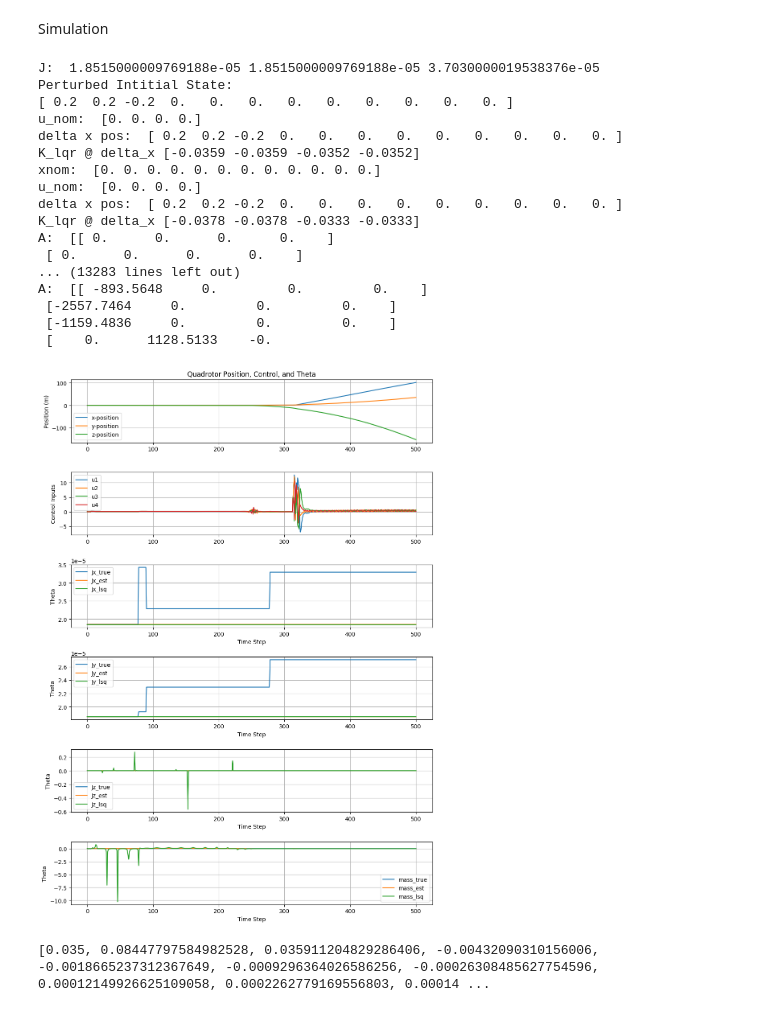
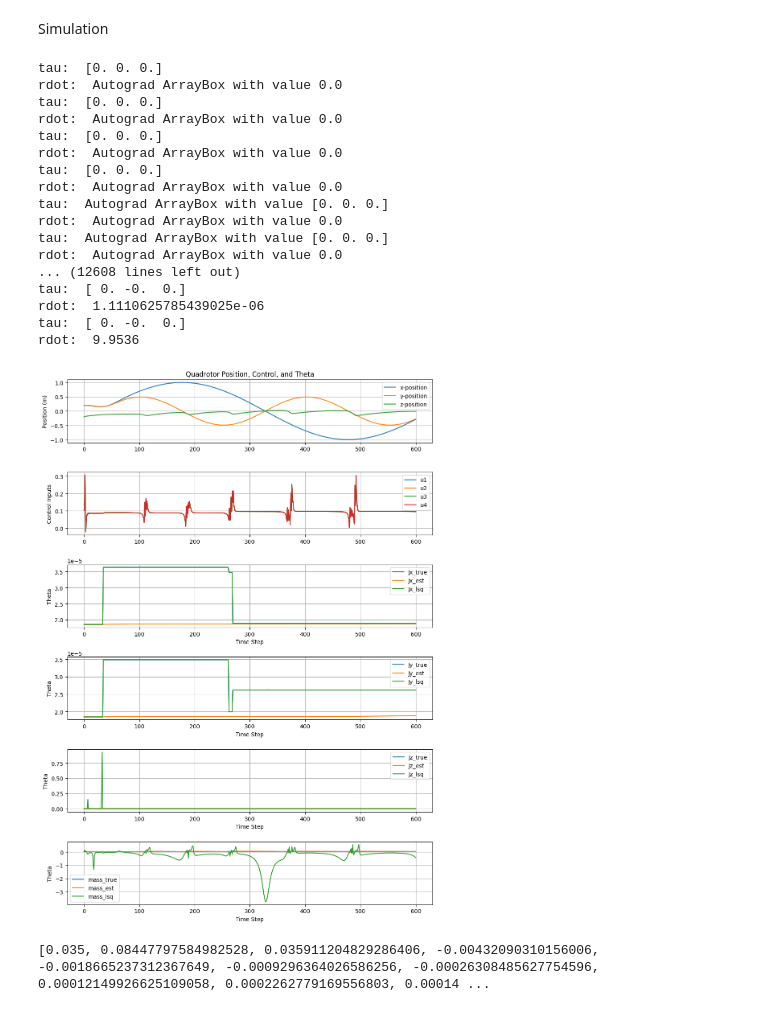
Before and after one commit to ChrisSha0104/Online-Parameter-Estimation-Using-the-Kaczmarz-Method, a Jupyter notebook: python/ne_quadrotor.ipynb, the cells around one changed output. Drawn from its saved outputs; the diff is of its cells as text; code cells hidden in the pictures.

Commit message:
odified quadrotor pipeline

```diff
--- a/python/ne_quadrotor.ipynb
+++ b/python/ne_quadrotor.ipynb
@@ -71,22 +71,30 @@ class Quadrotor():
         u_,v,w = x[3:6]        # Velocity
         phi,theta,psi = x[6:9]   # Euler angles: [phi, theta, psi]
         p,q,r = x[9:12]   # Angular velocity
-        F = Ff+Fr+Fb+Fl
+        F = (Ff+Fr+Fb+Fl)
         # The following matrix maps motor inputs to body torques.
         tau = np.array([self.el*(Fl-Fr),self.el*(Ff-Fb),(Fr+Fl-Ff-Fb)/self.thrustToTorque])
       #  print("F: ",F, "tau: ", tau)
         x_dot,y_dot,z_dot = u_,v,w
         phi_dot,theta_dot,psi_dot = p,q,r
 
-        u_dot = -np.cos(phi)*np.sin(theta)*F/mass
-        v_dot = np.sin(phi)*F/mass
+        # u_dot = -np.cos(phi)*np.sin(theta)*F/mass
+        # v_dot = np.sin(phi)*F/mass
         w_dot = -(self.g - np.cos(phi)*np.cos(theta)*F/mass)
 
-        p_dot = tau[0] / Jx#self.J[0][0]
-        q_dot = tau[1] / Jy#self.J[1][1]
-        r_dot = tau[2] / Jz#self.J[2][2]
-        # print("tau[2]: ", tau[2], "Jz: ", Jz)
-        # print("rdot: ", r_dot)
+        # p_dot = tau[0] / Jx#self.J[0][0]
+        # q_dot = tau[1] / Jy#self.J[1][1]
+        # r_dot = tau[2] / Jz#self.J[2][2]
+
+        u_dot =(v*r-w*q) +self.g*np.sin(theta)
+        v_dot = (w*p-u_*r) +self.g*np.cos(theta)*np.sin(phi)
+        # w_dot = (u_*q-v*p) -self.g*(np.sin(theta)*np.sin(phi)*F/mass)
+
+        p_dot = (Jy-Jz)/Jx *q*r +tau[0]/Jx
+        q_dot =  (Jz-Jx)/Jy *p*r + tau[1] / Jy#self.J[1][1]
+        r_dot = (Jx-Jy)/Jz *q*p + tau[2] / Jz#self.J[2][2]
+        print("tau: ", tau)
+        print("rdot: ", r_dot)
         return np.hstack([x_dot,y_dot,z_dot,u_dot,v_dot,w_dot,phi_dot,theta_dot,psi_dot,p_dot,q_dot,r_dot])
 
     def get_tau(self,u,el,thrustToTorque):
@@ -123,6 +131,8 @@ class Quadrotor():
         A = np.zeros((6, 4))
         b = np.zeros((6,1))
 
+        print("a3: ", a[2],"F: ", F[2])
+       # print("F: ", F)
         # 1) Translational
         A[0,:] = [ a[0], 0,    0,    0 ]
         A[1,:] = [ a[1], 0,    0,    0 ]
@@ -164,7 +174,7 @@ class Quadrotor():
     def get_hover_goals(self, mass, kt):
         # Hovering state and control input
         self.xg =  np.zeros(self.num_states)
-        self.uhover = (mass*self.g/4 )*np.ones(4)  # ~each motor thrust to compensate for gravity
+        self.uhover = (mass*self.g/4 )*np.ones(4) # ~each motor thrust to compensate for gravity
         # print("Hovering Initial State and Control")
         # print(self.xg, self.uhover)
 
@@ -2109,9 +2093,13 @@ estimator = OnlineParamEst()
 #     update_status="immediate_update",
 #     NSIM=500
 # )
+# x_all, u_all, theta_all= estimator.simulate_quadrotor_hover_with_Naive_MPC(
+#     update_status="immediate_update",
+#     NSIM=600
+# )
 x_all, u_all, theta_all, theta_hat_all,lsq_solns = estimator.simulate_quadrotor_tracking_with_RLS(
     update_status="immediate_update",
-    NSIM=500
+    NSIM=600
 )
 # x_all, u_all, theta_all = estimator.simulate_quadrotor_hover_with_Naive_MPC(
 #     update_status="immediate_update",
@@ -2198,52 +2186,52 @@ plt.xlabel("Time Step")
 plt.ylabel("Theta")
 plt.legend()
 plt.grid(True)
 
 plt.subplot(6,1,5)
 
 plt.plot(time, Jz, label='Jz_true')
 plt.plot(time, Jz_est, label='Jz_est')
 plt.plot(time, Jz_lsq, label='Jz_lsq')
 
 plt.xlabel("Time Step")
 plt.ylabel("Theta")
 plt.legend()
 plt.grid(True)
 
 plt.subplot(6,1,6)
 plt.plot(time, mass, label='mass_true')
 plt.plot(time, mass_est, label='mass_est')
-# plt.plot(time, mass_lsq, label='mass_lsq')
+plt.plot(time, mass_lsq, label='mass_lsq')
 
 
 
 plt.xlabel("Time Step")
 plt.ylabel("Theta")
 
 plt.legend()
 plt.grid(True)
 
 plt.tight_layout()
 plt.show()
 # %% [output]
-J:  1.8515000009769188e-05 1.8515000009769188e-05 3.7030000019538376e-05
-Perturbed Intitial State:
-[ 0.2  0.2 -0.2  0.   0.   0.   0.   0.   0.   0.   0.   0. ]
-u_nom:  [0. 0. 0. 0.]
-delta x pos:  [ 0.2  0.2 -0.2  0.   0.   0.   0.   0.   0.   0.   0.   0. ]
-K_lqr @ delta_x [-0.0359 -0.0359 -0.0352 -0.0352]
-xnom:  [0. 0. 0. 0. 0. 0. 0. 0. 0. 0. 0. 0.]
-u_nom:  [0. 0. 0. 0.]
-delta x pos:  [ 0.2  0.2 -0.2  0.   0.   0.   0.   0.   0.   0.   0.   0. ]
-K_lqr @ delta_x [-0.0378 -0.0378 -0.0333 -0.0333]
-A:  [[ 0.      0.      0.      0.    ]
- [ 0.      0.      0.      0.    ]
-... (13283 lines left out)
-A:  [[ -893.5648     0.         0.         0.    ]
- [-2557.7464     0.         0.         0.    ]
- [-1159.4836     0.         0.         0.    ]
- [    0.      1128.5133    -0.
+tau:  [0. 0. 0.]
+rdot:  Autograd ArrayBox with value 0.0
+tau:  [0. 0. 0.]
+rdot:  Autograd ArrayBox with value 0.0
+tau:  [0. 0. 0.]
+rdot:  Autograd ArrayBox with value 0.0
+tau:  [0. 0. 0.]
+rdot:  Autograd ArrayBox with value 0.0
+tau:  Autograd ArrayBox with value [0. 0. 0.]
+rdot:  Autograd ArrayBox with value 0.0
+tau:  Autograd ArrayBox with value [0. 0. 0.]
+rdot:  Autograd ArrayBox with value 0.0
+... (12608 lines left out)
+tau:  [ 0. -0.  0.]
+rdot:  1.1110625785439025e-06
+tau:  [ 0. -0.  0.]
+rdot:  9.9536
-[figure, old version]
+[figure, new version]
 # %%
 print(mass_est)
 # %% [output]
```
Also changed, not shown: parts of 4 cells of this notebook.
